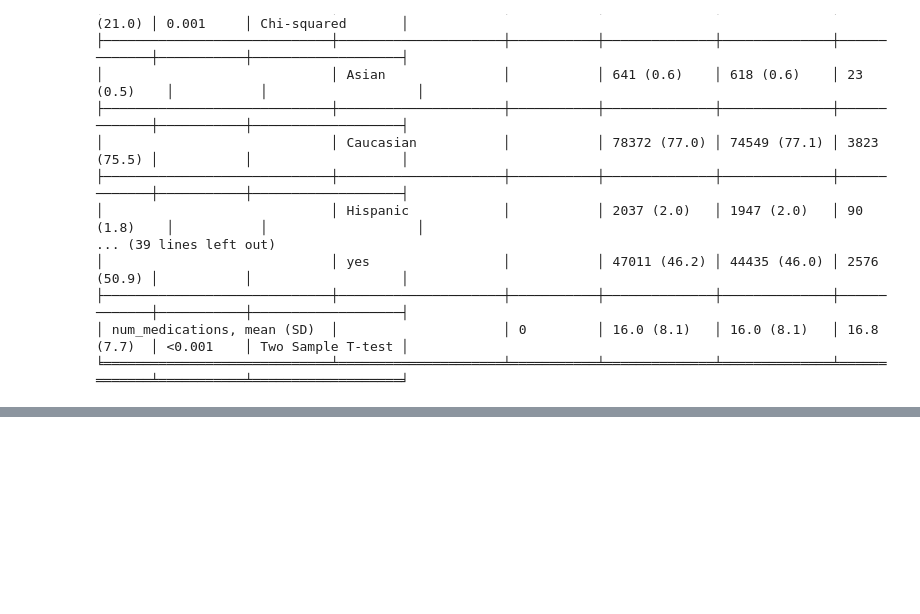
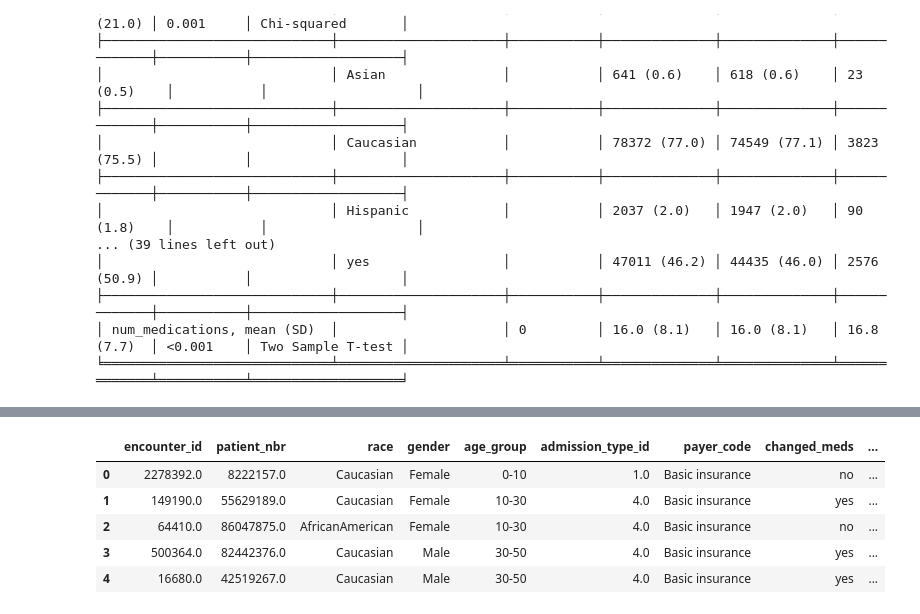
Before and after one commit to tzukpolinsky/DiabetesMLProject, a Jupyter notebook: nitsan_notebook.ipynb, the cells around one changed output, grey strips where cells are left out. Saved outputs shown, nothing was run; the diff lists cells and outputs as text; code cells hidden in the pictures; blank space fills up the shorter version.

```diff
--- a/nitsan_notebook.ipynb
+++ b/nitsan_notebook.ipynb
@@ -495,0 +261,85 @@ table1.to_html(r'C:\Users\Nitsan Cooper\OneDrive\מסמכים\DiabetesMLProject\
+# %%
+#turn integer variables into categorical and labeling
+fdata= pd.DataFrame(data)
+
+race_mapping_reverse = {
+    0: 'Caucasian',
+    1: 'Asian',
+    2: 'AfricanAmerican',
+    3: 'Hispanic',
+    4: 'Other',
+}
+fdata['race'] = fdata['race'].replace(race_mapping_reverse)
+fdata['race'] = fdata['race'].astype('category')
+
+age_group_mapping_reverse = {
+    0: '0-10',
+    1: '10-30',
+    2: '30-50',
+    3: '50-60',
+    4: '60-80',
+    5: '80-100',
+}
+
+fdata['age_group'] = fdata['age_group'].replace(age_group_mapping_reverse)
+fdata['age_group'] = fdata['age_group'].astype('category')
+
+gender_mapping_reverse = {
+    0: 'Female',
+    1: 'Male',
+}
+fdata['gender'] = fdata['gender'].replace(gender_mapping_reverse)
+fdata['gender'] = fdata['gender'].astype('category')
+
+#diabetesMed_mapping_reverse = {
+#    0: 'Not_using_meds',
+#    1: 'Using_meds',
+#}
+#fdata['diabetesMed'] = fdata['diabetesMed'].replace(diabetesMed_mapping_reverse)
+#fdata['diabetesMed'] = fdata['diabetesMed'].astype('category')
+
+payer_code_mapping_reverse = {
+    1: 'No insurance',
+    2: 'Basic insurance',
+    3: 'middle class insurance',
+    4: 'work insurance',
+    5: 'expensive/premium',
+}
+
+
+fdata['payer_code'] = fdata['payer_code'].replace(payer_code_mapping_reverse)
+fdata['payer_code'] = fdata['payer_code'].astype('category')
+
+
+fdata = fdata.rename(columns={'change': 'changed_meds'})
+changed_meds_mapping_reverse = {
+    0: 'no',
+    1: 'yes',
+}
+
+fdata['changed_meds'] = fdata['changed_meds'].replace(changed_meds_mapping_reverse)
+fdata['changed_meds'] = fdata['changed_meds'].astype('category')
+
+readmitted_less_than_30_meds_mapping_reverse = {
+    0: 'no',
+    1: 'yes',
+}
+
+fdata['readmitted'] = fdata['readmitted'].replace(readmitted_less_than_30_meds_mapping_reverse)
+fdata['readmitted'] = fdata['readmitted'].astype('category')
+
+#filtered_data['insulin'] = filtered_data['insulin'].map({'No': 0, 'Down': 1, 'Steady': 2,'Up':3})
+insulin_mapping_reverse = {
+    0: 'No',
+    1: 'Down',
+    2: 'Steady',
+    3: 'Up',
+}
+
+
+fdata['insulin'] = fdata['insulin'].replace(insulin_mapping_reverse)
+fdata['insulin'] = fdata['insulin'].astype('category')
+
+print(fdata.dtypes)
+fdata.head()
+# %% [output]
@@ -495,0 +360,6 @@ table1.to_html(r'C:\Users\Nitsan Cooper\OneDrive\מסמכים\DiabetesMLProject\
+|  | encounter_id | patient_nbr | race | gender | age_group | admission_type_id | payer_code | changed_meds | ... |
+| 0 | 2278392.0 | 8222157.0 | Caucasian | Female | 0-10 | 1.0 | Basic insurance | no | ... |
+| 1 | 149190.0 | 55629189.0 | Caucasian | Female | 10-30 | 4.0 | Basic insurance | yes | ... |
+| 2 | 64410.0 | 86047875.0 | AfricanAmerican | Female | 10-30 | 4.0 | Basic insurance | no | ... |
+| 3 | 500364.0 | 82442376.0 | Caucasian | Male | 30-50 | 4.0 | Basic insurance | yes | ... |
+| 4 | 16680.0 | 42519267.0 | Caucasian | Male | 30-50 | 4.0 | Basic insurance | yes | ... |
```
Also changed, not shown: parts of 25 cells of this notebook, 13 other files.
